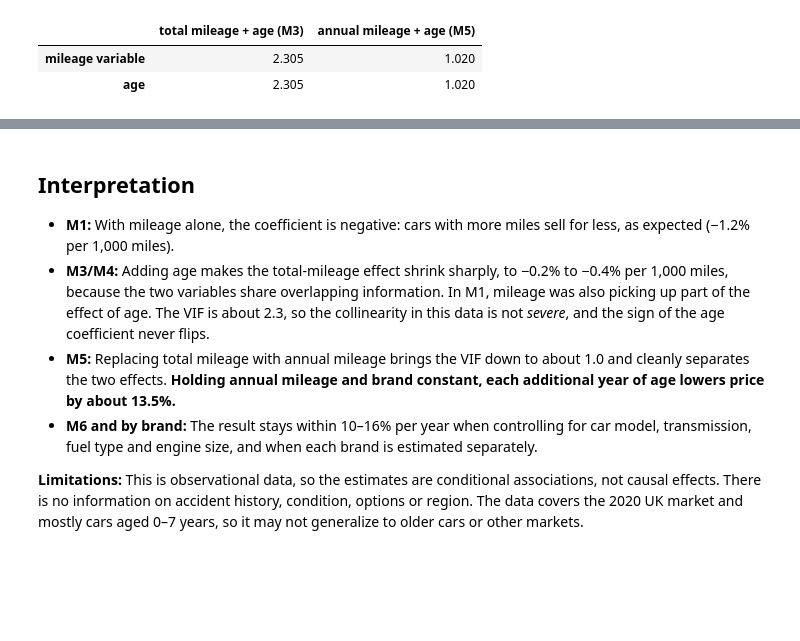
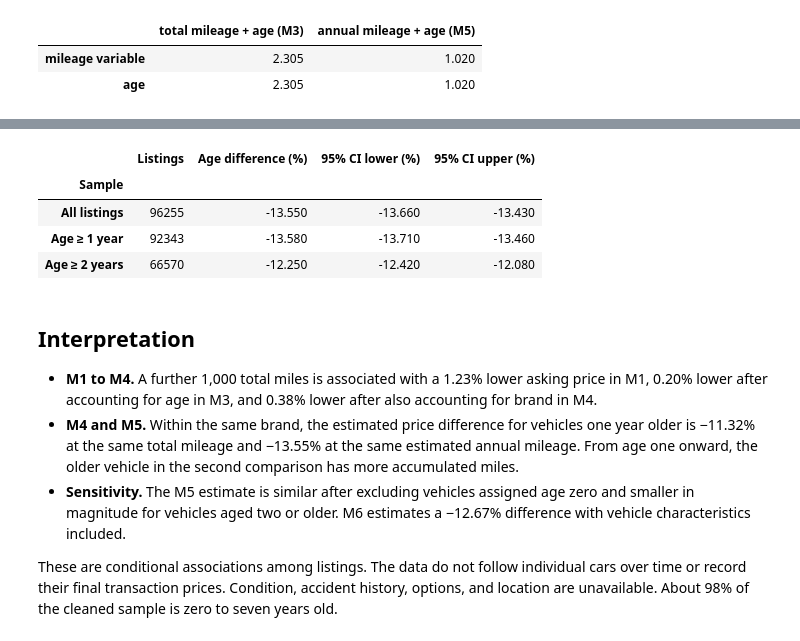
Before and after one commit to seonghyundanny-gif/uk-used-car-price-analysis, a Jupyter notebook: notebooks/03_regression.ipynb, the cells around one changed output, grey strips where cells are left out. Drawn from its saved outputs; the diff is of its cells as text; code cells hidden in the pictures; blank space fills up the shorter version.

```diff
--- a/notebooks/03_regression.ipynb
+++ b/notebooks/03_regression.ipynb
@@ -142,9 +199,32 @@ dtype: float64
+# %%
+age_samples = {
+    "All listings": models["M5"],
+    "Age ≥ 1 year": smf.ols(formulas["M5"], data=df.loc[df["age"] >= 1]).fit(cov_type="HC3"),
+    "Age ≥ 2 years": smf.ols(formulas["M5"], data=df.loc[df["age"] >= 2]).fit(cov_type="HC3"),
+}
+sensitivity_rows = []
+for label, m in age_samples.items():
+    low, high = pct_effect(m.conf_int().loc["age"])
+    sensitivity_rows.append({
+        "Sample": label,
+        "Listings": int(m.nobs),
+        "Age difference (%)": pct_effect(m.params["age"]),
+        "95% CI lower (%)": low,
+        "95% CI upper (%)": high,
+    })
+sensitivity = pd.DataFrame(sensitivity_rows).set_index("Sample").round(2)
+sensitivity
+# %% [output]
+|  | Listings | Age difference (%) | 95% CI lower (%) | 95% CI upper (%) |
+| Sample |  |  |  |  |
+| All listings | 96255 | -13.550 | -13.660 | -13.430 |
+| Age ≥ 1 year | 92343 | -13.580 | -13.710 | -13.460 |
+| Age ≥ 2 years | 66570 | -12.250 | -12.420 | -12.080 |
 # %% [markdown]
 ## Interpretation
 
-- **M1:** With mileage alone, the coefficient is negative: cars with more miles sell for less, as expected (−1.2% per 1,000 miles).
-- **M3/M4:** Adding age makes the total-mileage effect shrink sharply, to −0.2% to −0.4% per 1,000 miles, because the two variables share overlapping information. In M1, mileage was also picking up part of the effect of age. The VIF is about 2.3, so the collinearity in this data is not *severe*, and the sign of the age coefficient never flips.
-- **M5:** Replacing total mileage with annual mileage brings the VIF down to about 1.0 and cleanly separates the two effects. **Holding annual mileage and brand constant, each additional year of age lowers price by about 13.5%.**
-- **M6 and by brand:** The result stays within 10–16% per year when controlling for car model, transmission, fuel type and engine size, and when each brand is estimated separately.
+- **M1 to M4.** A further 1,000 total miles is associated with a 1.23% lower asking price in M1, 0.20% lower after accounting for age in M3, and 0.38% lower after also accounting for brand in M4.
+- **M4 and M5.** Within the same brand, the estimated price difference for vehicles one year older is −11.32% at the same total mileage and −13.55% at the same estimated annual mileage. From age one onward, the older vehicle in the second comparison has more accumulated miles.
+- **Sensitivity.** The M5 estimate is similar after excluding vehicles assigned age zero and smaller in magnitude for vehicles aged two or older. M6 estimates a −12.67% difference with vehicle characteristics included.
 
-**Limitations:** This is observational data, so the estimates are conditional associations, not causal effects. There is no information on accident history, condition, options or region. The data covers the 2020 UK market and mostly cars aged 0–7 years, so it may not generalize to older cars or other markets.
+These are conditional associations among listings. The data do not follow individual cars over time or record their final transaction prices. Condition, accident history, options, and location are unavailable. About 98% of the cleaned sample is zero to seven years old.
```
Also changed, not shown: parts of 7 cells of this notebook, 5 other files.
